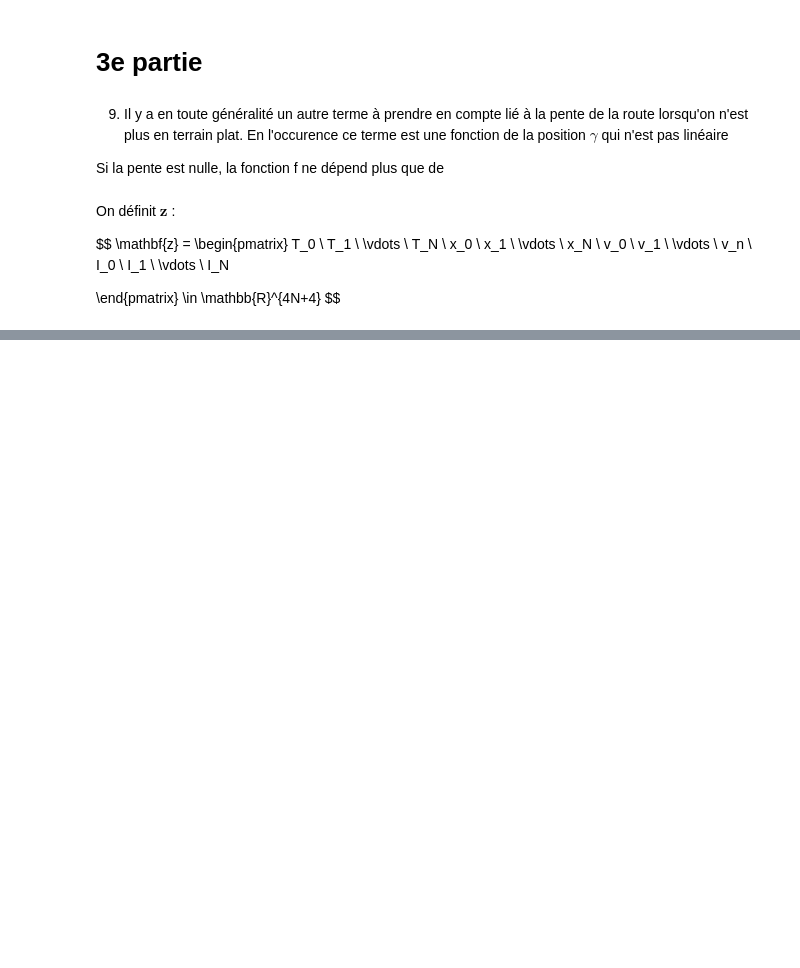
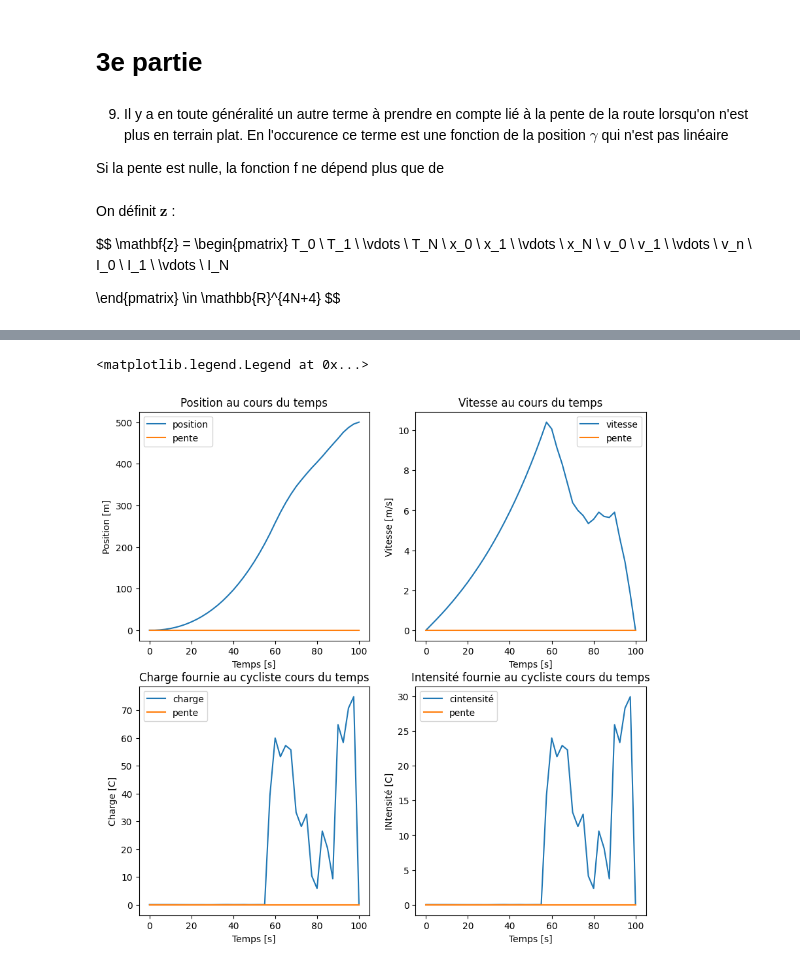
Before and after one commit to TLestanguet/OPTIMISATION, a Jupyter notebook: projet_opti.ipynb, the cells around one changed output, grey strips where cells are left out. Drawn from its saved outputs; the diff is of its cells as text; code cells hidden in the pictures; blank space fills up the shorter version.

```diff
--- a/projet_opti.ipynb
+++ b/projet_opti.ipynb
@@ -320,0 +394,36 @@ plt.show()
+# %%
+fig, axes = plt.subplots(nrows=2, ncols=2, figsize=(10, 10))
+
+axes[0, 0].plot(temps, position_sol, label='position')
+axes[0, 0].plot(temps, [0 for i in range(N+1)], label='pente')
+axes[0, 0].set_title('Position au cours du temps')
+axes[0, 0].set_xlabel('Temps [s]')
+axes[0, 0].set_ylabel('Position [m]')
+axes[0, 0].legend()
+
+
+axes[0, 1].plot(temps, vitesse_sol, label='vitesse')
+axes[0, 1].plot(temps, [0 for i in range(N+1)], label='pente')
+axes[0, 1].set_title('Vitesse au cours du temps')
+axes[0, 1].set_xlabel('Temps [s]')
+axes[0, 1].set_ylabel('Vitesse [m/s]')
+axes[0, 1].legend()
+
+
+axes[1, 0].plot(temps, deltat*intensite_sol, label='charge')
+axes[1, 0].plot(temps, [0 for i in range(N+1)], label='pente')
+axes[1, 0].set_title('Charge fournie au cycliste cours du temps')
+axes[1, 0].set_xlabel('Temps [s]')
+axes[1, 0].set_ylabel('Charge [C]')
+axes[1, 0].legend()
+
+
+axes[1, 1].plot(temps, intensite_sol, label='cintensité')
+axes[1, 1].plot(temps, [0 for i in range(N+1)], label='pente')
+axes[1, 1].set_title('Intensité fournie au cycliste cours du temps')
+axes[1, 1].set_xlabel('Temps [s]')
+axes[1, 1].set_ylabel('INtensité [C]')
+axes[1, 1].legend()
+# %% [output]
+<matplotlib.legend.Legend at 0x...>
+[figure, added]
```
Also changed, not shown: parts of 6 cells of this notebook.
